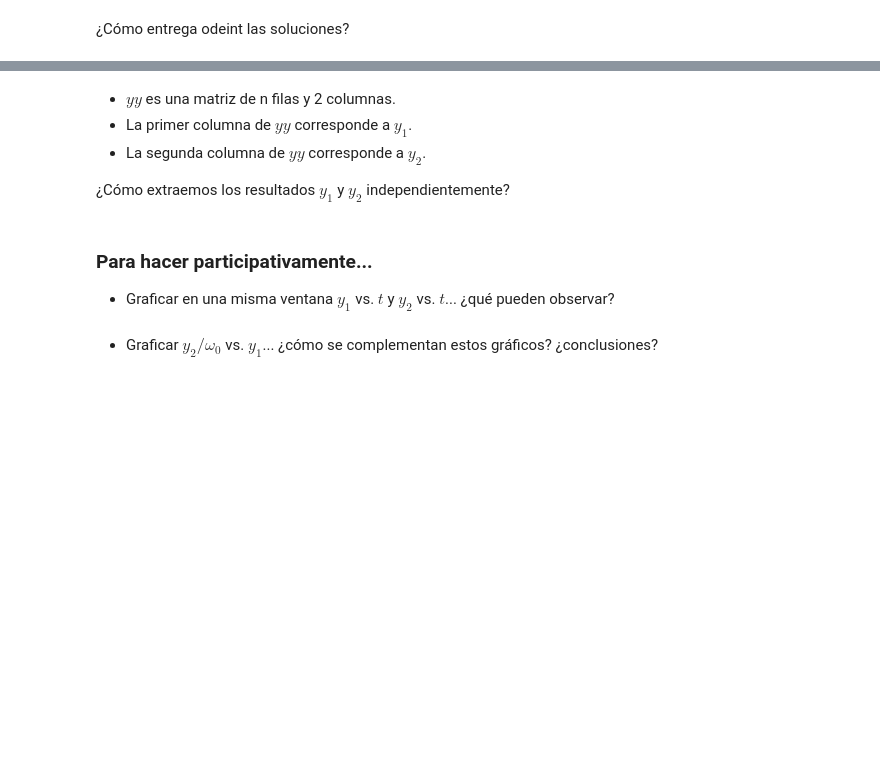
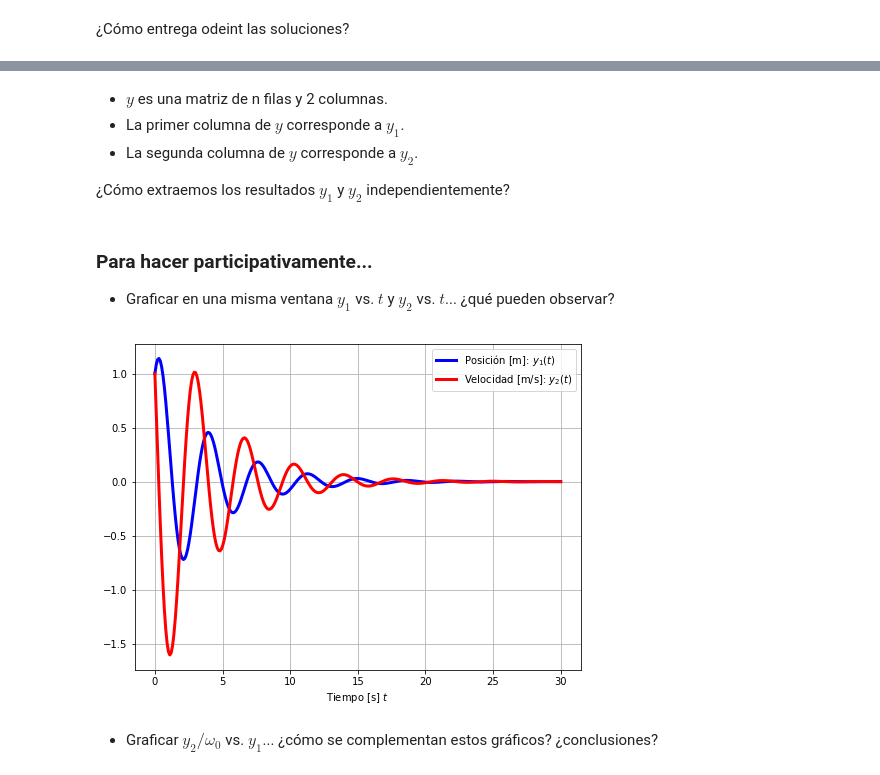
Before and after one commit to lilianaavila/SimMat2018-2, a Jupyter notebook: Modulo2/Clase13_OsciladorAmortiguado.ipynb, the cells around one changed output, grey strips where cells are left out. Cells and saved outputs as stored; diff of their text form; code cells hidden in the pictures; blank space fills up the shorter version.

```diff
--- a/Modulo2/Clase13_OsciladorAmortiguado.ipynb
+++ b/Modulo2/Clase13_OsciladorAmortiguado.ipynb
@@ -51,17 +54,21 @@ Ahora, si nos fijamos bien, el modelo del *oscilador armónico amortiguado* que
 # %%
-# Definimos los parámetros k, m y B
-k, m, B = 3, 1, 0.5
+# Definimos los parámetros k, m y c
+k, m, c = 3, 1, 0.5
 
-# Función f(t,y) que vamos a integrar
-
+# Función f(y,t) que vamos a integrar
+def amortiguado(y,t,k,m,c):
+    y1 = y[0]
+    y2 = y[1]
+    return np.array([y2, -(k/m)*y1-(c/m)*y2])
 
 # Condiciones iniciales
-
+y0 = np.array([1,1])
 
 # Especificamos los puntos de tiempo donde queremos la solución
-
+t = np.linspace(0, 30, 300)
 
 # Solución numérica
+y = odeint(amortiguado, y0, t, args=(k,m,c))
 # %% [markdown]
 ¿Cómo entrega odeint las soluciones?
 # %%
@@ -71,11 +100,13 @@ k, m, B = 3, 1, 0.5
 # %% [markdown]
-- $yy$ es una matriz de n filas y 2 columnas.
-- La primer columna de $yy$ corresponde a $y_1$.
-- La segunda columna de $yy$ corresponde a $y_2$.
+- $y$ es una matriz de n filas y 2 columnas.
+- La primer columna de $y$ corresponde a $y_1$.
+- La segunda columna de $y$ corresponde a $y_2$.
 
 ¿Cómo extraemos los resultados $y_1$ y $y_2$ independientemente?
 # %%
 # Extraer y1 y y2
+y1 = y[:,0]
+y2 = y[:,1]
 # %% [markdown]
 ### Para hacer participativamente...
 - Graficar en una misma ventana $y_1$ vs. $t$ y $y_2$ vs. $t$... ¿qué pueden observar?
@@ -84,2 +113,13 @@ k, m, B = 3, 1, 0.5
+# %%
+# Gráfica
+plt.figure(figsize=(8,6))
+plt.plot(t, y1, 'b', lw=3, label='Posición [m]: $y_1(t)$')
+plt.plot(t, y2, 'r', lw=3, label='Velocidad [m/s]: $y_2(t)$')
+plt.xlabel("Tiempo [s] $t$")
+plt.legend(loc="best")
+plt.grid()
+plt.show()
+# %% [output]
+[figure, added]
 # %% [markdown]
 - Graficar $y_2/\omega_0$ vs. $y_1$... ¿cómo se complementan estos gráficos? ¿conclusiones?
```
Also changed, not shown: parts of 24 cells of this notebook.
